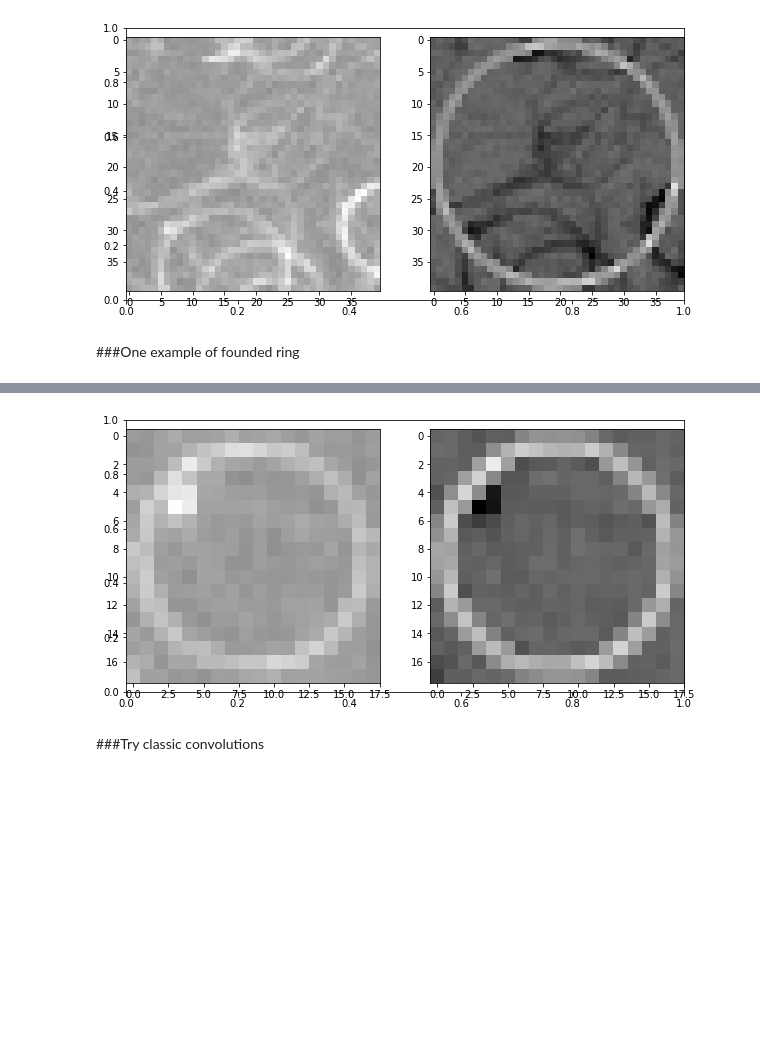
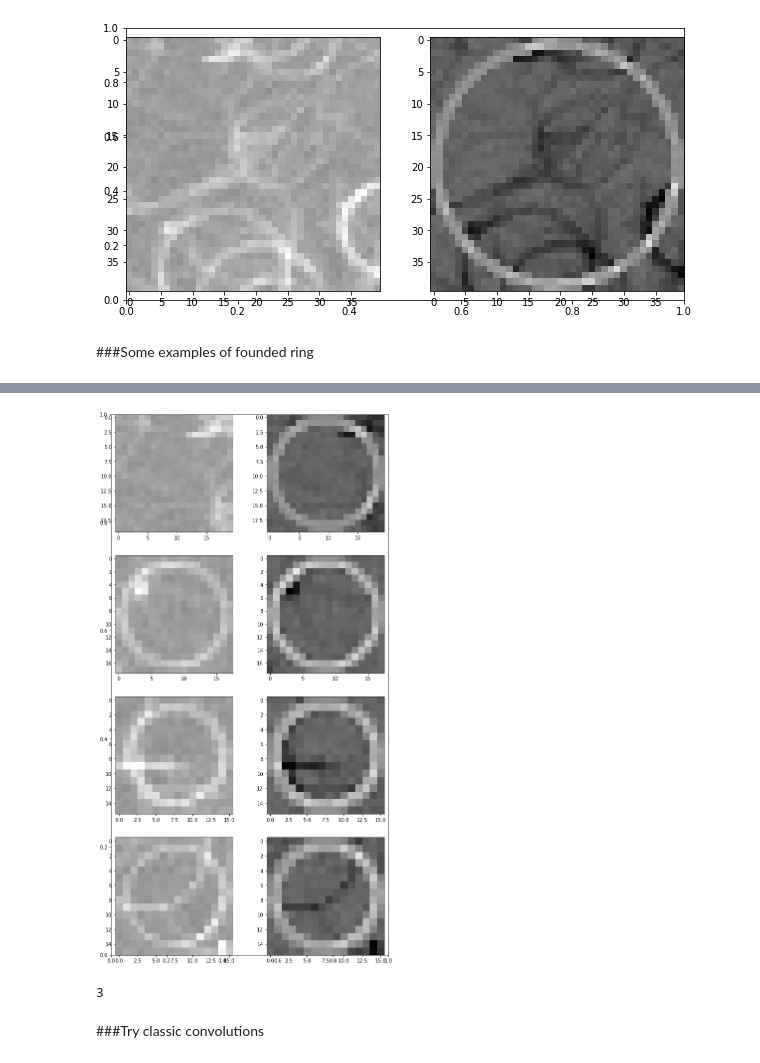
Before and after one commit to andrew-veriga/MathForML, a Jupyter notebook: ConvolutionalCoffieCircles.ipynb, the cells around one changed output, grey strips where cells are left out. Drawn from its saved outputs; the diff is of its cells as text; code cells hidden in the pictures; blank space fills up the shorter version.

```diff
--- a/ConvolutionalCoffieCircles.ipynb
+++ b/ConvolutionalCoffieCircles.ipynb
@@ -80,15 +78,10 @@ def isCircleFound(_box, _mask):
 
   brightness = (lambda arr: np.average(arr-np.min(_box)))#/(np.max(arr)-np.min(box))))
   if _DEBUG_:
-    print (brightness(_box[_mask]))
-    print (brightness(_box[~_mask]))
-  if ((brightness(_box[_mask]) - brightness(_box[~_mask])) > Contrast and np.var(_box[_mask]) < Variance):
-    print (brightness(_box[_mask]))
-    print (brightness(_box[~_mask]))
-    print(np.var(_box[_mask]))
-    return True
-  else:
-    return False
+    print ('ring brightness', brightness(_box[_mask]))
+    print ('back brightness', brightness(_box[~_mask]))
+    print('ring variance', np.var(_box[_mask]))
+  return ((brightness(_box[_mask]) - brightness(_box[~_mask])) > Contrast and np.var(_box[_mask]) < Variance)
 # %% [markdown]
 ###function getMask
 create square matrix of boolean as a ring of Trues inscribed in a square of Falses
@@ -187,30 +180,41 @@ print('Conv value:',FuzzyCircleConv(square,Mask)/MaxSize**2)
 Conv value: -0.23938815451312112
 [figure]
 # %% [markdown]
-###One example of founded ring
+###Some examples of founded ring
 # %%
-#SquareSize=20, (x,y)= 57, 13
+#1. SquareSize=18, (x,y)= 58, 13
+#2. SquareSize=16, (x,y)=133,50
+Contrast = .18
+Variance = 0.03
+data=np.array([
+      [20,1,1],
+      [18, 58, 13],
+      [16, 133, 50],
+      [16, 138, 76]
+      ])
+# x=58
+# y=13
+# size=18
+# x1=133
+# y1=50
+# size1=16
+len = data.shape[0]
+fig, ax = plt.subplots(figsize=(10,5*len))
+i=1
+for size,x,y in data:
+  Mask = getKernel( size, 1 )
+  square = Image[y:y+size, x:x+size]
+  #ring visualisation
+  ax = fig.add_subplot(len,2,i)
+  ax.imshow(square, cmap=plt.get_cmap('gray'), vmin=-1, vmax=1)
+  ax1=fig.add_subplot(len,2,i+1)
+  ax1.imshow(np.multiply(square,Mask), cmap=plt.get_cmap('gray'), vmin=-1, vmax=1)
+  _DEBUG_=True
+  # print('conv value', FuzzyCircleConv(Mask,square)/size**2)
+  print('founded', isCircleFound(square,getMask(size)))
+  i+=2
 
-x=58
-y=13
-size=18
-Mask = getKernel( size, 1 )
-square = Image[y:y+size, x:x+size]
+fig.show()
 
-#ring visualisation
-fig, ax = plt.subplots(figsize=(10,5))
-ax = fig.add_subplot(1,2,1)
-ax.imshow(square, cmap=plt.get_cmap('gray'), vmin=-1, vmax=1)
-
-ax1=fig.add_subplot(1,2,2)
-#ax1.imshow(square, cmap=plt.get_cmap('gray'), vmin=0, vmax=1)
-#ax1.imshow(Mask,alpha=.5)
-ax1.imshow(np.multiply(square,Mask), cmap=plt.get_cmap('gray'), vmin=-1, vmax=1)
-fig.show()
-print('conv value', FuzzyCircleConv(Mask,square)/size**2)
-#print(FuzzyCircleConv(square,Mask))
-# _DEBUG_=True
-# print(isCircleFound(square, Mask))
-# print(np.var(square[Mask]))
-# _DEBUG_=False
+_DEBUG_=False
 # %% [output]
@@ -218,4 +237,9 @@ conv value -0.08034258328586487
-[figure, old version]
+[figure, new version]
+# %%
+data.shape
+len
+# %% [output]
+3
 # %% [markdown]
 ###Try classic convolutions
 # %%
```
Also changed, not shown: parts of 8 cells of this notebook.
